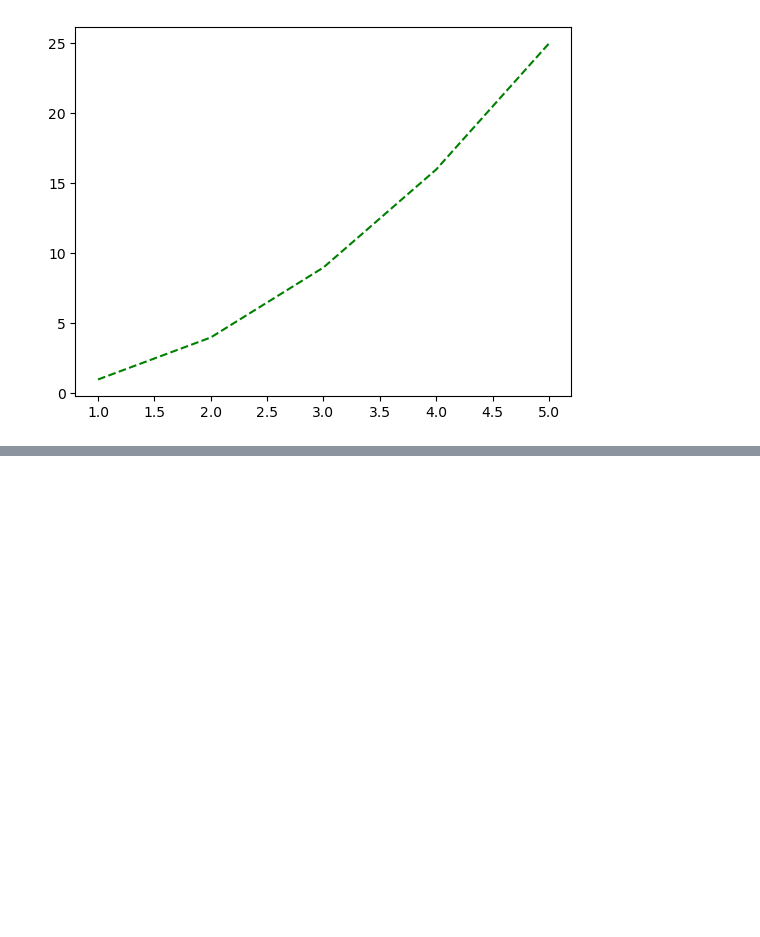
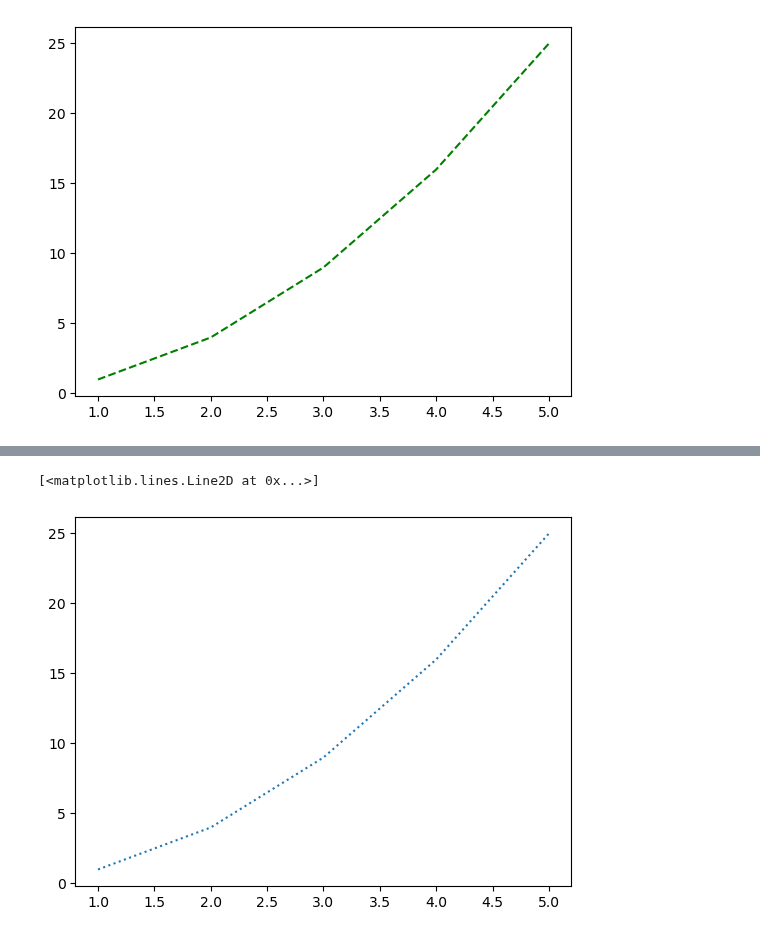
Before and after one commit to vaibhavgaikwad2/Machine-learning-course, a Jupyter notebook: 1)Notes/10-Data Analysis/Matplotlib.ipynb, the cells around one changed output, grey strips where cells are left out. Saved outputs shown, nothing was run; the diff lists cells and outputs as text; code cells hidden in the pictures; blank space fills up the shorter version.

```diff
--- a/1)Notes/10-Data Analysis/Matplotlib.ipynb
+++ b/1)Notes/10-Data Analysis/Matplotlib.ipynb
@@ -24,0 +32,5 @@ plt.plot(x,y,color='green',linestyle='--')
+# %%
+plt.plot(x,y,linestyle=':')
+# %% [output]
+[<matplotlib.lines.Line2D at 0x...>]
+[figure, added]
```
Also changed, not shown: parts of 2 cells of this notebook.
